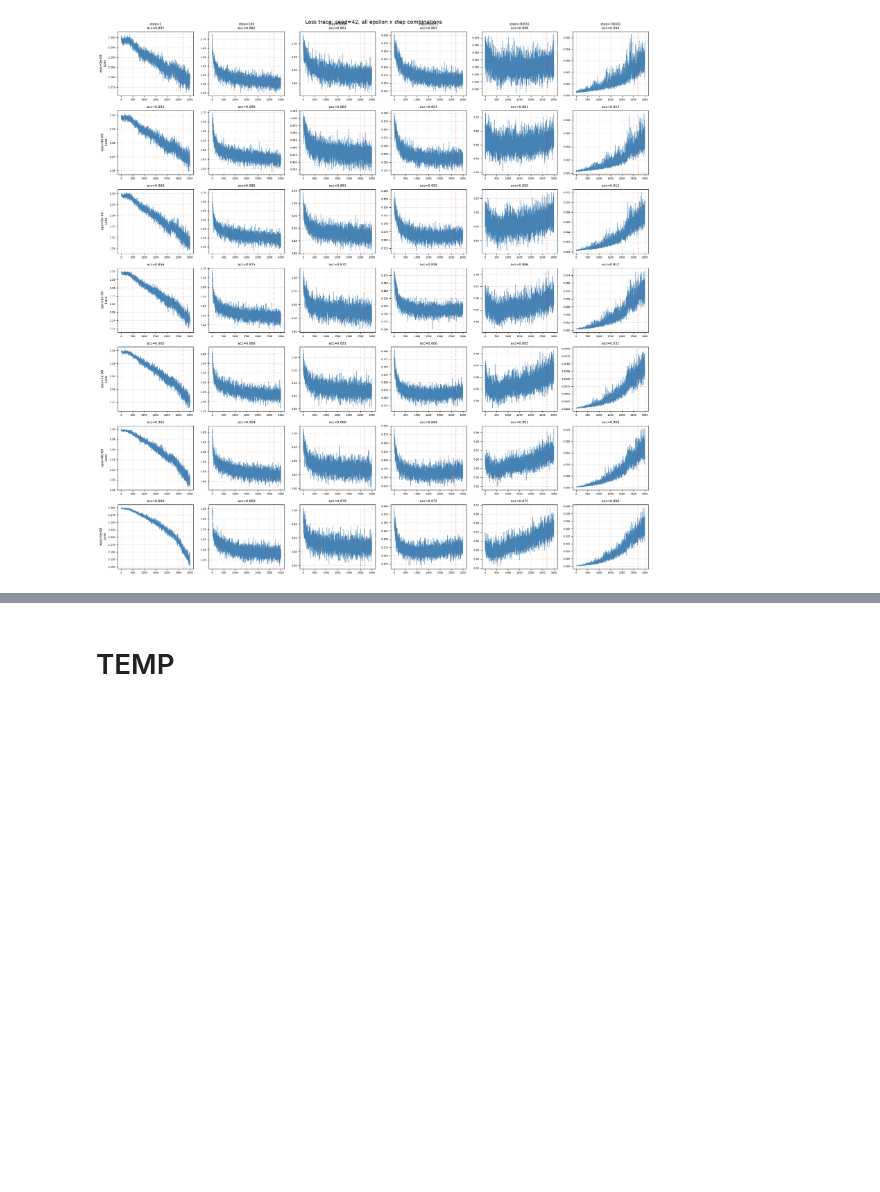
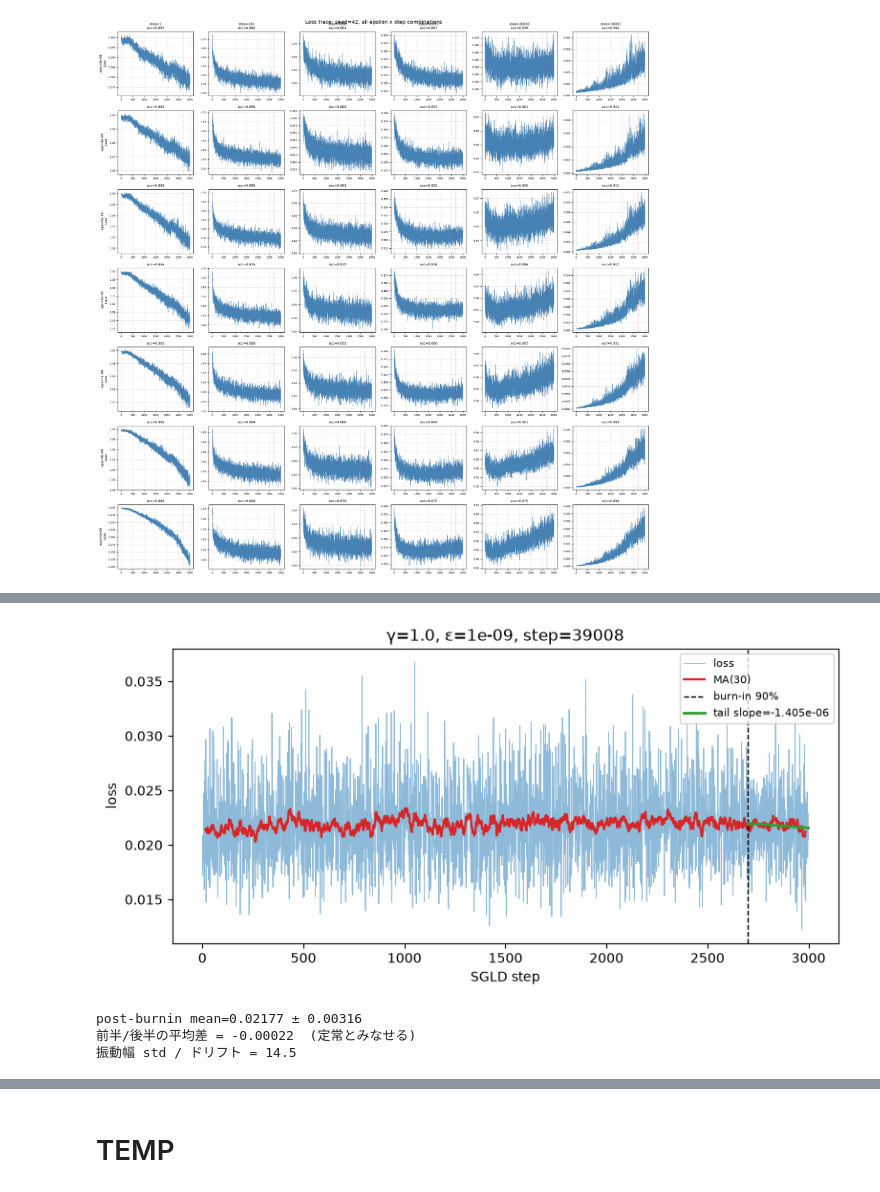
Before and after one commit to shiryu-nakano/dsb-llc-reproduction, a Jupyter notebook: plots2.ipynb, the cells around one changed output, grey strips where cells are left out. Saved outputs shown, nothing was run; the diff lists cells and outputs as text; code cells hidden in the pictures; blank space fills up the shorter version.

```diff
--- a/plots2.ipynb
+++ b/plots2.ipynb
@@ -473,0 +600,63 @@ plt.show()
+# %%
+# %% [markdown]
+# ## 5. loss_trace の目視確認
+# JSON に loss_trace が保存されていればそれを、無ければ再実行して取得する
+
+# %%
+def get_trace(rec):
+    for k in ["loss_trace", "losses", "trace"]:
+        if k in rec:
+            return np.asarray(rec[k], dtype=float)
+    return None
+
+def plot_trace(rec, burnin_frac=0.9, tail_frac=0.1, ax=None):
+    tr = get_trace(rec)
+    if tr is None:
+        print("loss_trace not stored in JSON — 再実行が必要")
+        return
+    n = len(tr); b = int(n * burnin_frac)
+    if ax is None:
+        _, ax = plt.subplots(figsize=(9, 4))
+    ax.plot(tr, lw=0.6, alpha=0.5, color="C0", label="loss")
+    # 移動平均で振動と系統的ドリフトを分離
+    w = max(1, n // 100)
+    ma = np.convolve(tr, np.ones(w)/w, mode="valid")
+    ax.plot(np.arange(len(ma)) + w//2, ma, lw=1.6, color="C3", label=f"MA({w})")
+    ax.axvline(b, ls="--", c="k", lw=1, label=f"burn-in {int(burnin_frac*100)}%")
+    # tail の線形フィット
+    t0 = int(n * (1 - tail_frac))
+    x = np.arange(t0, n)
+    slope, intercept = np.polyfit(x, tr[t0:], 1)
+    ax.plot(x, slope*x + intercept, c="C2", lw=2,
+            label=f"tail slope={slope:.3e}")
+    ax.set_xlabel("SGLD step"); ax.set_ylabel("loss")
+    ax.legend(fontsize=8)
+    return dict(slope=slope,
+                tail_mean=tr[t0:].mean(), tail_std=tr[t0:].std(),
+                post_burnin_mean=tr[b:].mean(), post_burnin_std=tr[b:].std(),
+                first_half_mean=tr[b:(b+n)//2].mean(),
+                second_half_mean=tr[(b+n)//2:].mean())
+
+def diagnose(rec):
+    """定常性の簡易診断: 後半 burn-in を2分割して平均が一致するか"""
+    st = plot_trace(rec)
+    if st is None:
+        return
+    plt.title(f"γ={rec.get('gamma','?')}, ε={rec['epsilon']:.0e}, step={rec['step']}")
+    plt.show()
+    drift = st["second_half_mean"] - st["first_half_mean"]
+    print(f"post-burnin mean={st['post_burnin_mean']:.5f} ± {st['post_burnin_std']:.5f}")
+    print(f"前半/後半の平均差 = {drift:+.5f}  "
+          f"({'定常とみなせる' if abs(drift) < st['post_burnin_std'] else '系統的ドリフトあり'})")
+    print(f"振動幅 std / ドリフト = {st['post_burnin_std'] / (abs(drift)+1e-12):.1f}")
+
+# 例: gamma=1.0, eps=3e-9, step=39008
+target = df[(df.gamma == 1.0) & (np.isclose(df.epsilon, 3e-9)) & (df.step == 39008)]
+if len(target):
+    rec = target.iloc[0]["_raw"]; rec["gamma"] = 1.0
+    diagnose(rec)
+# %% [output]
+[figure, added]
+post-burnin mean=0.02177 ± 0.00316
+前半/後半の平均差 = -0.00022  (定常とみなせる)
+振動幅 std / ドリフト = 14.5
```
Also changed, not shown: parts of 6 cells of this notebook.
